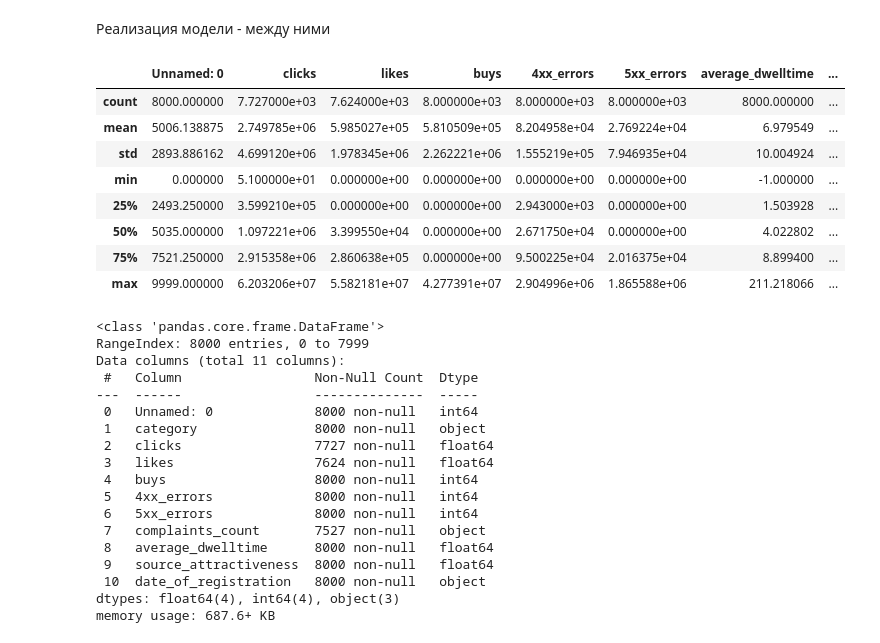
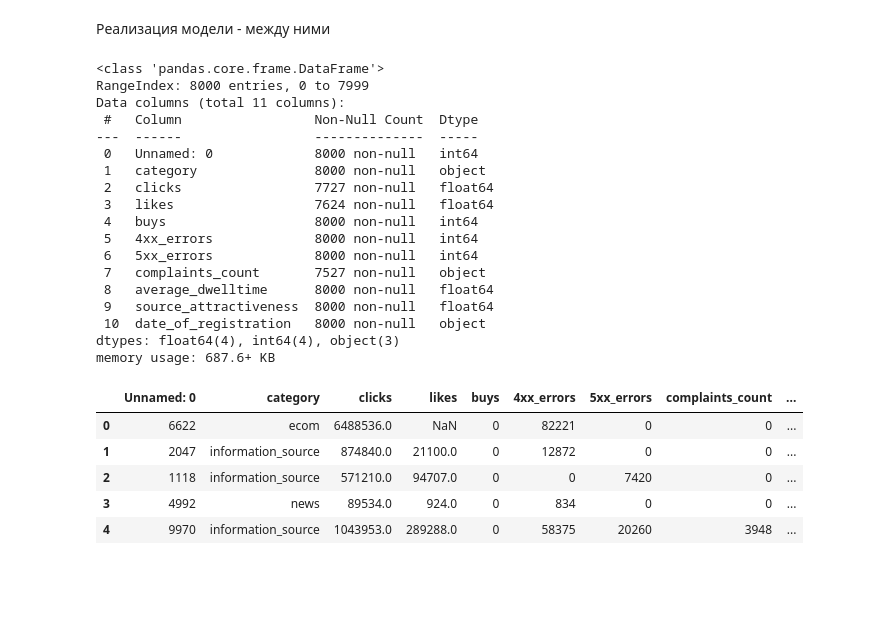
Before and after one commit to kochkozharov/ml-labs, a Jupyter notebook: lab2/SubmitExample.ipynb, the cells around one changed output. Saved outputs shown, nothing was run; the diff lists cells and outputs as text; code cells hidden in the pictures; blank space fills up the shorter version.

```diff
--- a/lab2/SubmitExample.ipynb
+++ b/lab2/SubmitExample.ipynb
@@ -25,35 +26,30 @@ import seaborn as sns
 Реализация модели - между ними
 # %%
 data = pd.read_csv("train.csv")
-data.head`()
+data.info()
+data.head()
 # %% [output]
+<class 'pandas.core.frame.DataFrame'>
+RangeIndex: 8000 entries, 0 to 7999
+Data columns (total 11 columns):
+ #   Column                 Non-Null Count  Dtype
+---  ------                 --------------  -----
+ 0   Unnamed: 0             8000 non-null   int64
+ 1   category               8000 non-null   object
+ 2   clicks                 7727 non-null   float64
+ 3   likes                  7624 non-null   float64
+ 4   buys                   8000 non-null   int64
+ 5   4xx_errors             8000 non-null   int64
+ 6   5xx_errors             8000 non-null   int64
+ 7   complaints_count       7527 non-null   object
+ 8   average_dwelltime      8000 non-null   float64
+ 9   source_attractiveness  8000 non-null   float64
+ 10  date_of_registration   8000 non-null   object
+dtypes: float64(4), int64(4), object(3)
+memory usage: 687.6+ KB
-|  | Unnamed: 0 | clicks | likes | buys | 4xx_errors | 5xx_errors | average_dwelltime | ... |
-| count | 8000.000000 | 7.727000e+03 | 7.624000e+03 | 8.000000e+03 | 8.000000e+03 | 8.000000e+03 | 8000.000000 | ... |
-| mean | 5006.138875 | 2.749785e+06 | 5.985027e+05 | 5.810509e+05 | 8.204958e+04 | 2.769224e+04 | 6.979549 | ... |
-| std | 2893.886162 | 4.699120e+06 | 1.978345e+06 | 2.262221e+06 | 1.555219e+05 | 7.946935e+04 | 10.004924 | ... |
-| min | 0.000000 | 5.100000e+01 | 0.000000e+00 | 0.000000e+00 | 0.000000e+00 | 0.000000e+00 | -1.000000 | ... |
-| 25% | 2493.250000 | 3.599210e+05 | 0.000000e+00 | 0.000000e+00 | 2.943000e+03 | 0.000000e+00 | 1.503928 | ... |
-| 50% | 5035.000000 | 1.097221e+06 | 3.399550e+04 | 0.000000e+00 | 2.671750e+04 | 0.000000e+00 | 4.022802 | ... |
-| 75% | 7521.250000 | 2.915358e+06 | 2.860638e+05 | 0.000000e+00 | 9.500225e+04 | 2.016375e+04 | 8.899400 | ... |
-| max | 9999.000000 | 6.203206e+07 | 5.582181e+07 | 4.277391e+07 | 2.904996e+06 | 1.865588e+06 | 211.218066 | ... |
+|  | Unnamed: 0 | category | clicks | likes | buys | 4xx_errors | 5xx_errors | complaints_count | ... |
+| 0 | 6622 | ecom | 6488536.0 | NaN | 0 | 82221 | 0 | 0 | ... |
+| 1 | 2047 | information_source | 874840.0 | 21100.0 | 0 | 12872 | 0 | 0 | ... |
+| 2 | 1118 | information_source | 571210.0 | 94707.0 | 0 | 0 | 7420 | 0 | ... |
+| 3 | 4992 | news | 89534.0 | 924.0 | 0 | 834 | 0 | 0 | ... |
+| 4 | 9970 | information_source | 1043953.0 | 289288.0 | 0 | 58375 | 20260 | 3948 | ... |
-# %%
-data.info()
-# %% [output]
-<class 'pandas.core.frame.DataFrame'>
-RangeIndex: 8000 entries, 0 to 7999
-Data columns (total 11 columns):
- #   Column                 Non-Null Count  Dtype
----  ------                 --------------  -----
- 0   Unnamed: 0             8000 non-null   int64
- 1   category               8000 non-null   object
- 2   clicks                 7727 non-null   float64
- 3   likes                  7624 non-null   float64
- 4   buys                   8000 non-null   int64
- 5   4xx_errors             8000 non-null   int64
- 6   5xx_errors             8000 non-null   int64
- 7   complaints_count       7527 non-null   object
- 8   average_dwelltime      8000 non-null   float64
- 9   source_attractiveness  8000 non-null   float64
- 10  date_of_registration   8000 non-null   object
-dtypes: float64(4), int64(4), object(3)
-memory usage: 687.6+ KB
```
Also changed, not shown: parts of 7 cells of this notebook, 3 other files.
